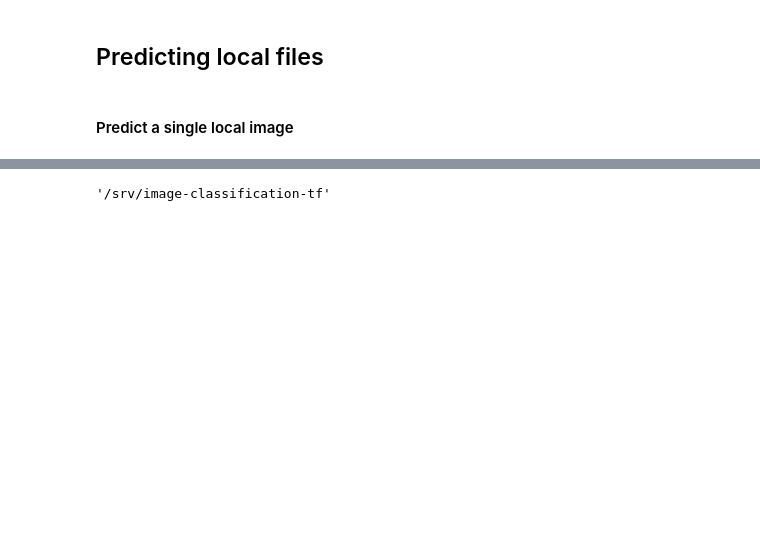
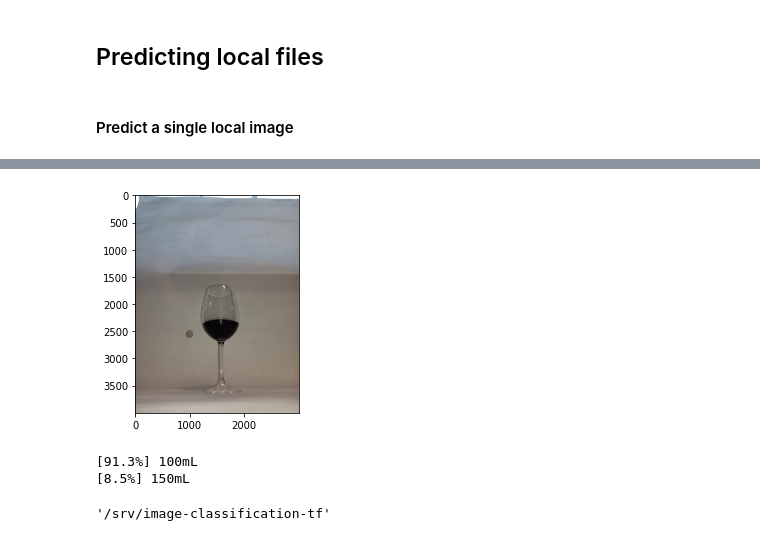
Before and after one commit to MiriamCobo/BrainGut-WineUp, a Jupyter notebook: notebooks/3.0-Computing_predictions.ipynb, the cells around one changed output, grey strips where cells are left out. Saved outputs shown, nothing was run; the diff lists cells and outputs as text; code cells hidden in the pictures; blank space fills up the shorter version.

```diff
--- a/notebooks/3.0-Computing_predictions.ipynb
+++ b/notebooks/3.0-Computing_predictions.ipynb
@@ -95,0 +130,11 @@ pred_dict
+# %%
+# FILEPATH = r"C:\Users\Miriam\Desktop\9221_45.jpg" # no se pueden leer archivos desde local en la maquina virtual, hay que subirlos aqui
+FILEPATH = 'data/images/Est_Mad_J_Bor_100_nd_f_bl_con_al_inf.jpg'
+
+pred_lab, pred_prob = predict(model, FILEPATH, conf, top_K=TOP_K)#, filemode='local')
+
+plt.imshow(load_image(FILEPATH))#, filemode='local'))
+plt.show()
+for j in range(pred_lab.shape[1]):
+    print('[{:.1f}%] {}'.format(pred_prob[0, j] * 100, class_names[pred_lab[0, j]]))
+# %% [output]
@@ -96,3 +142,6 @@ pred_dict
+[figure, added]
+[91.3%] 100mL
+[8.5%] 150mL
 # %%
 pwd
 # %% [output]
```
Also changed, not shown: parts of 11 cells of this notebook, 6 other files.
